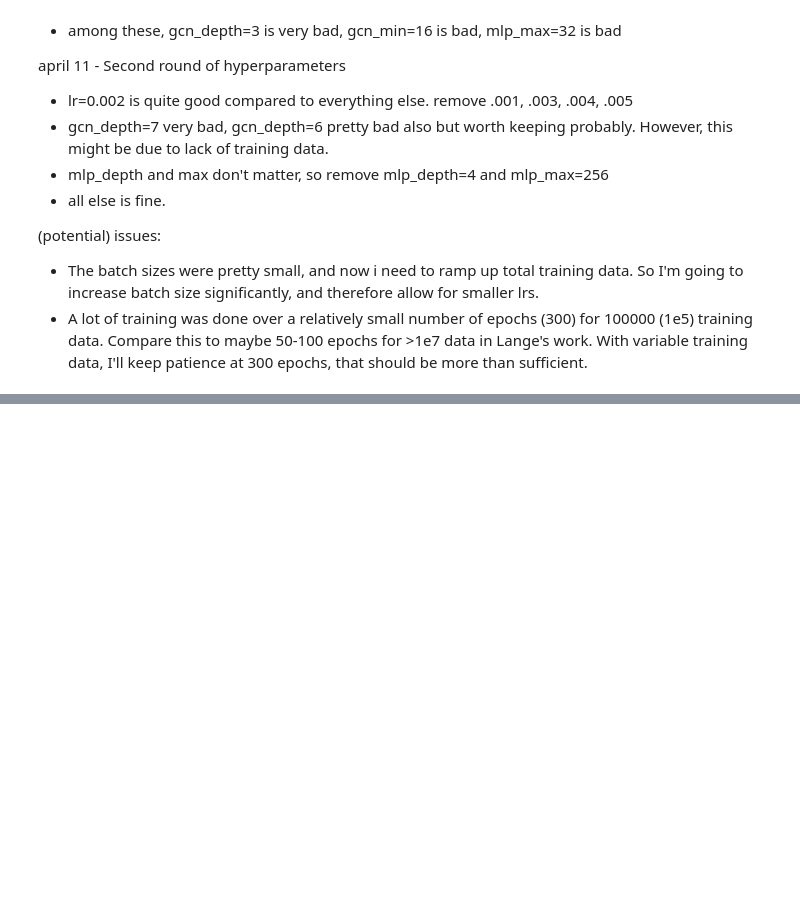
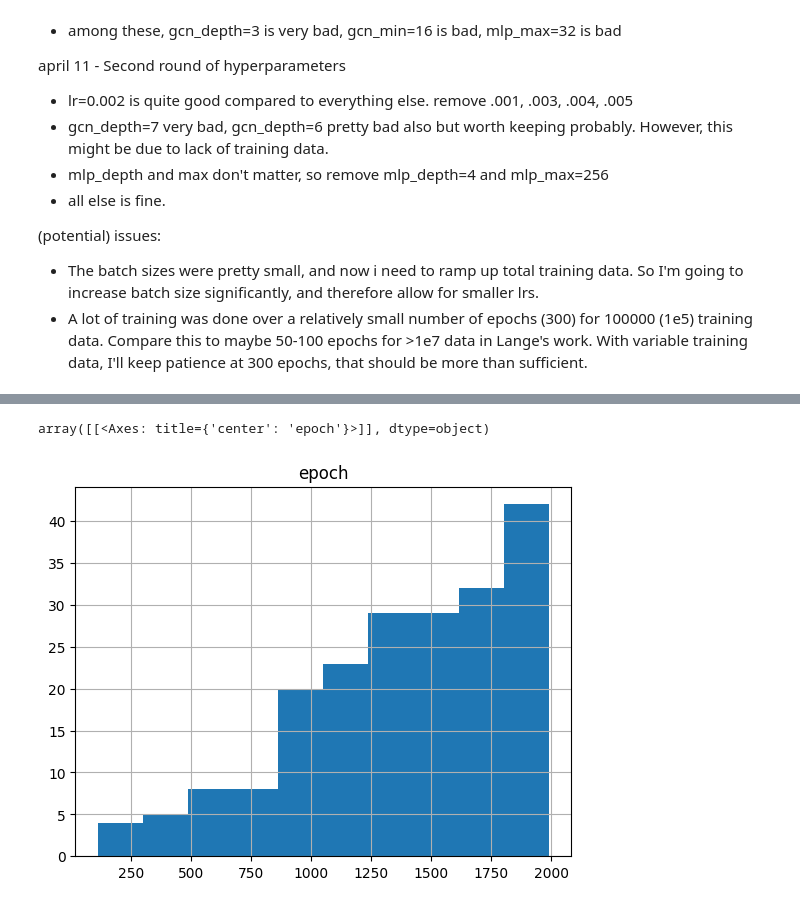
Before and after one commit to peterse/mldec, a Jupyter notebook: src/mldec/analysis/reps_analysis.ipynb, the cells around one changed output, grey strips where cells are left out. Saved outputs shown, nothing was run; the diff lists cells and outputs as text; code cells hidden in the pictures; blank space fills up the shorter version.

```diff
--- a/src/mldec/analysis/reps_analysis.ipynb
+++ b/src/mldec/analysis/reps_analysis.ipynb
@@ -102,0 +275,7 @@ if 'hyper_df' in locals():
+# %%
+# df_v02.hist("total_epochs")
+# unfortunately we didn't have enough epochs for a lot of these runs...
+df_v02.hist("epoch")
+# %% [output]
+array([[<Axes: title={'center': 'epoch'}>]], dtype=object)
+[figure, added]
```
Also changed, not shown: parts of 21 cells of this notebook, 4 other files.
